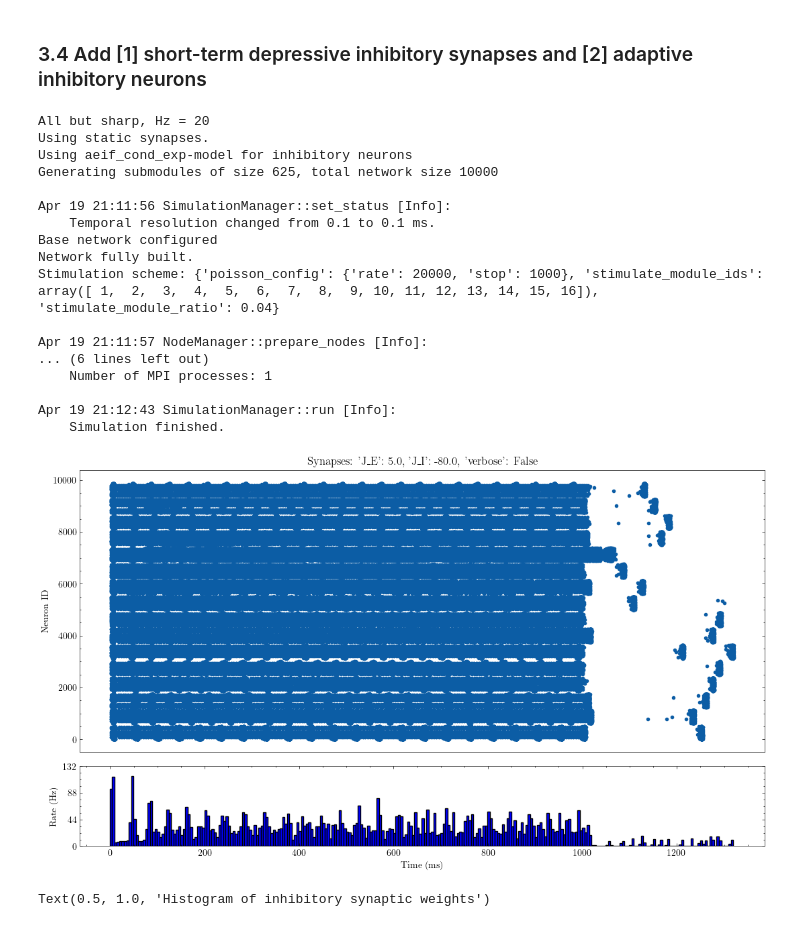
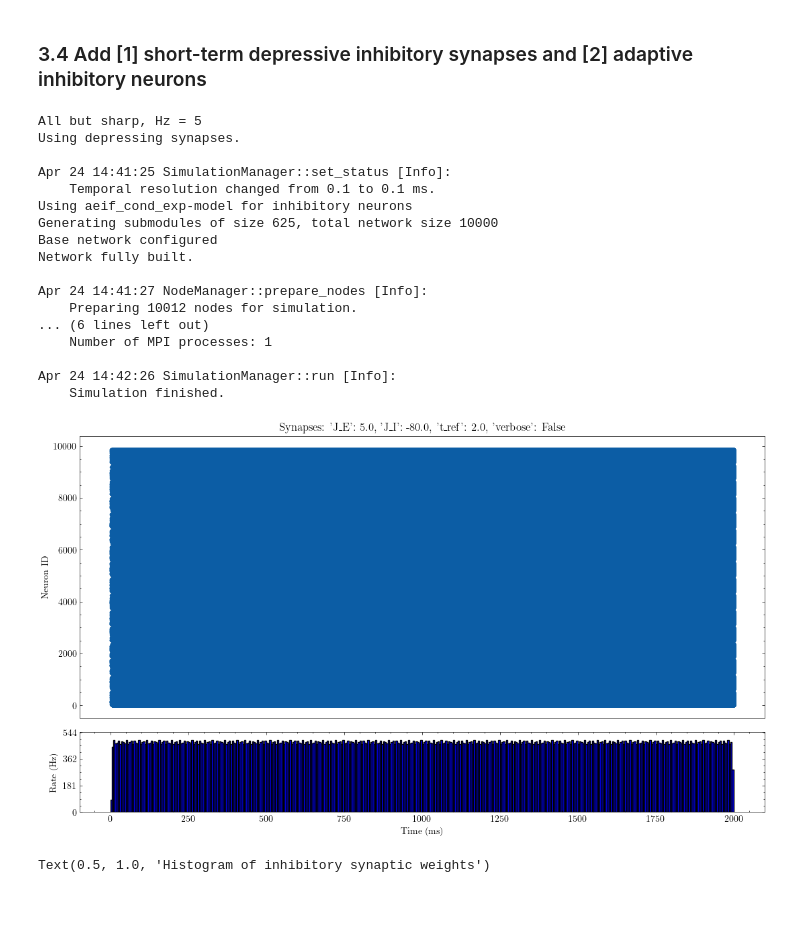
Before and after one commit to hanng00/KEX-project, a Jupyter notebook: kex_project/Part 2c : Building the modular network.ipynb, the cells around one changed output. Saved outputs shown, nothing was run; the diff lists cells and outputs as text; code cells hidden in the pictures.

```diff
--- a/kex_project/Part 2c : Building the modular network.ipynb
+++ b/kex_project/Part 2c : Building the modular network.ipynb
@@ -444,7 +385,7 @@ from classes.hmn_depressive_adaptive import HMNDepressiveAdaptive
 
 nest.ResetKernel()
 
-STIMULATION_SCHEME = get_all_but_sharp_stimulation(stop=1000, rate_hz=20)
+STIMULATION_SCHEME = get_all_but_sharp_stimulation(stop=1000, rate_hz=5)
 # STIMULATION_SCHEME = get_few_but_wide_stimulation(stop=200, rate_hz=5)
 
 #####################
@@ -454,48 +395,49 @@ strength = 10
 params_1 = {
     "J_E": 0.5 * strength,
     "J_I": -8.0 * strength,
+    "t_ref": 2.0,
     "verbose": False,
 }
 noise_config = {
     # "module_ids": [2, 6, 11, 15],
     "module_ids": list(range(1, 17, 2)),
     "p": 0.0,
 }
 
-simtime = 5_000
+simtime = 2_000
 
 hmm_network_4 = HMNDepressiveAdaptive(**params_1)
 hmm_network_4.build()
 hmm_network_4.simulate(
     simtime=simtime,
     poisson_config=STIMULATION_SCHEME["poisson_config"],
     stimulate_module_ids=STIMULATION_SCHEME["stimulate_module_ids"],
     stimulate_module_ratio=STIMULATION_SCHEME["stimulate_module_ratio"],
     record_module_ids=list(range(1, 17)),
     # record_module_ids=[4],
     noise_config=noise_config,
 )
 print(f"Stimulation scheme: {STIMULATION_SCHEME}")
 hmm_network_4.plot(title=f"Synapses: {params_1}")
 # %% [output]
-All but sharp, Hz = 20
-Using static synapses.
+All but sharp, Hz = 5
+Using depressing synapses.
+
+Apr 24 14:41:25 SimulationManager::set_status [Info]:
+    Temporal resolution changed from 0.1 to 0.1 ms.
 Using aeif_cond_exp-model for inhibitory neurons
 Generating submodules of size 625, total network size 10000
-
-Apr 19 21:11:56 SimulationManager::set_status [Info]:
-    Temporal resolution changed from 0.1 to 0.1 ms.
 Base network configured
 Network fully built.
-Stimulation scheme: {'poisson_config': {'rate': 20000, 'stop': 1000}, 'stimulate_module_ids': array([ 1,  2,  3,  4,  5,  6,  7,  8,  9, 10, 11, 12, 13, 14, 15, 16]), 'stimulate_module_ratio': 0.04}
 
-Apr 19 21:11:57 NodeManager::prepare_nodes [Info]:
+Apr 24 14:41:27 NodeManager::prepare_nodes [Info]:
+    Preparing 10012 nodes for simulation.
 ... (6 lines left out)
     Number of MPI processes: 1
 
-Apr 19 21:12:43 SimulationManager::run [Info]:
+Apr 24 14:42:26 SimulationManager::run [Info]:
     Simulation finished.
-[figure, old version]
+[figure, new version]
 # %%
 import pylab
 
```
Also changed, not shown: parts of 8 cells of this notebook, 21 other files.
